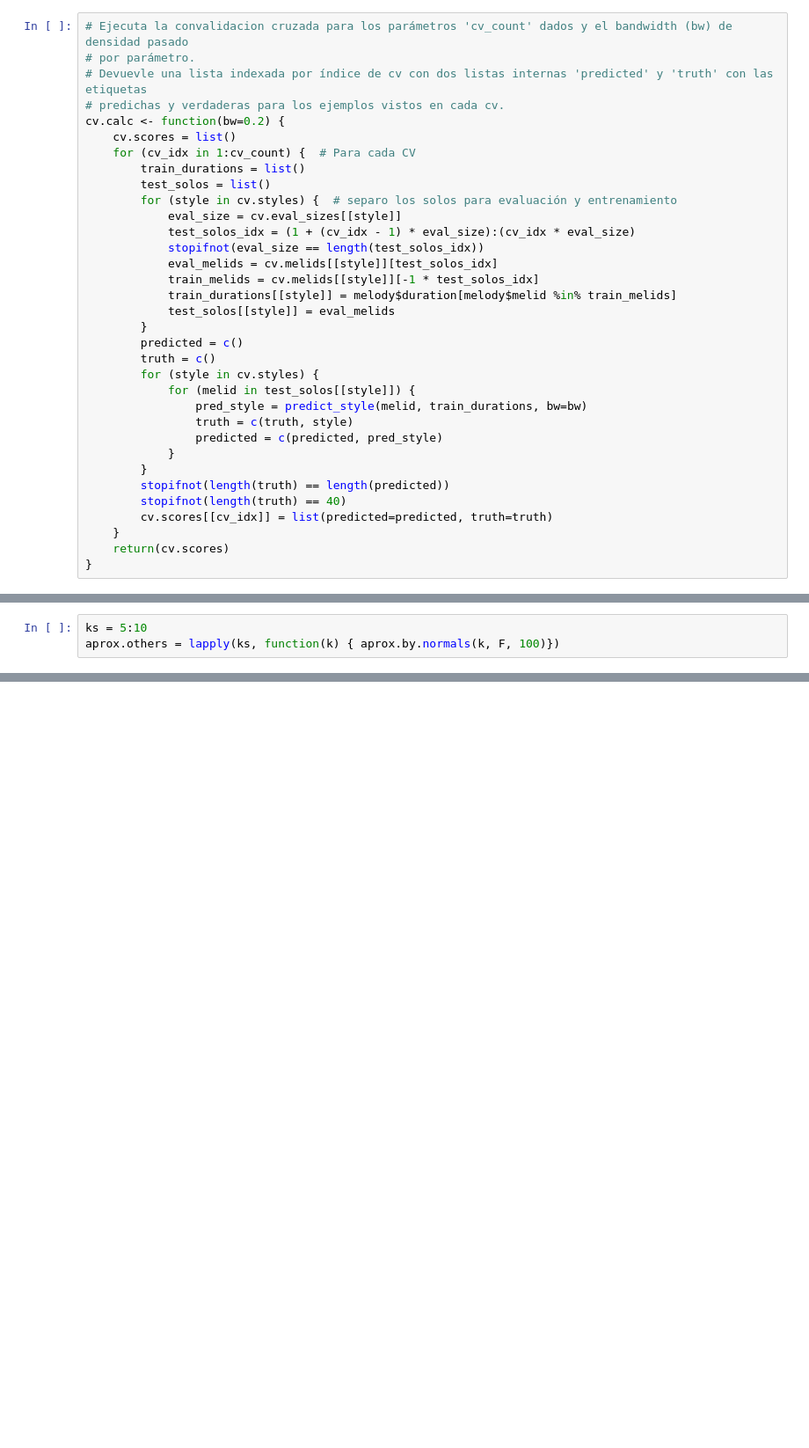
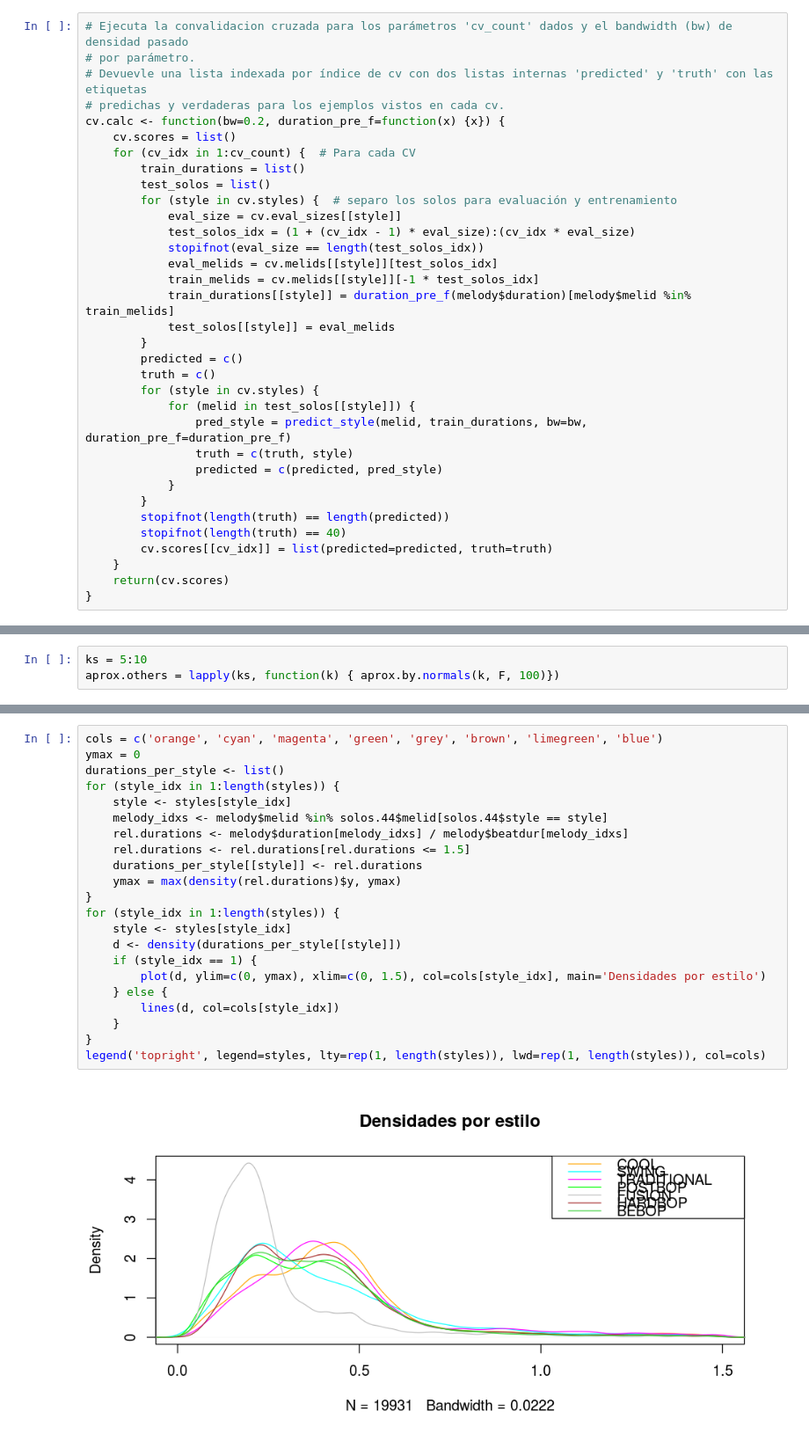
Before and after one commit to m2march/tp_final_r, a Jupyter notebook: tp_final/TP Final.ipynb, the cells around one changed output, grey strips where cells are left out. Shown at 88% size. Drawn from its saved outputs; the diff is of its cells as text; blank space fills up the shorter version.

```diff
--- a/tp_final/TP Final.ipynb
+++ b/tp_final/TP Final.ipynb
@@ -284,7 +288,7 @@ Nos encontramos con dos notas con duraciones particularmente altas (~3s y ~10s),
 # por parámetro.
 # Devuevle una lista indexada por índice de cv con dos listas internas 'predicted' y 'truth' con las etiquetas
 # predichas y verdaderas para los ejemplos vistos en cada cv.
-cv.calc <- function(bw=0.2) {
+cv.calc <- function(bw=0.2, duration_pre_f=function(x) {x}) {
     cv.scores = list()
     for (cv_idx in 1:cv_count) {  # Para cada CV
         train_durations = list()
@@ -295,14 +299,14 @@ cv.calc <- function(bw=0.2) {
             stopifnot(eval_size == length(test_solos_idx))
             eval_melids = cv.melids[[style]][test_solos_idx]
             train_melids = cv.melids[[style]][-1 * test_solos_idx]
-            train_durations[[style]] = melody$duration[melody$melid %in% train_melids]
+            train_durations[[style]] = duration_pre_f(melody$duration)[melody$melid %in% train_melids]
             test_solos[[style]] = eval_melids
         }
         predicted = c()
         truth = c()
         for (style in cv.styles) {
             for (melid in test_solos[[style]]) {
-                pred_style = predict_style(melid, train_durations, bw=bw)
+                pred_style = predict_style(melid, train_durations, bw=bw, duration_pre_f=duration_pre_f)
                 truth = c(truth, style)
                 predicted = c(predicted, pred_style)
             }
@@ -516,0 +524,24 @@ Probamos extender la cantidad de gaussianas para ver si aumenta la explicabilida
+# %%
+cols = c('orange', 'cyan', 'magenta', 'green', 'grey', 'brown', 'limegreen', 'blue')
+ymax = 0
+durations_per_style <- list()
+for (style_idx in 1:length(styles)) {
+    style <- styles[style_idx]
+    melody_idxs <- melody$melid %in% solos.44$melid[solos.44$style == style]
+    rel.durations <- melody$duration[melody_idxs] / melody$beatdur[melody_idxs]
+    rel.durations <- rel.durations[rel.durations <= 1.5]
+    durations_per_style[[style]] <- rel.durations
+    ymax = max(density(rel.durations)$y, ymax)
+}
+for (style_idx in 1:length(styles)) {
+    style <- styles[style_idx]
+    d <- density(durations_per_style[[style]])
+    if (style_idx == 1) {
+        plot(d, ylim=c(0, ymax), xlim=c(0, 1.5), col=cols[style_idx], main='Densidades por estilo')
+    } else {
+        lines(d, col=cols[style_idx])
+    }
+}
+legend('topright', legend=styles, lty=rep(1, length(styles)), lwd=rep(1, length(styles)), col=cols)
+# %% [output]
+[figure, added]
```
Also changed, not shown: parts of 21 cells of this notebook.
